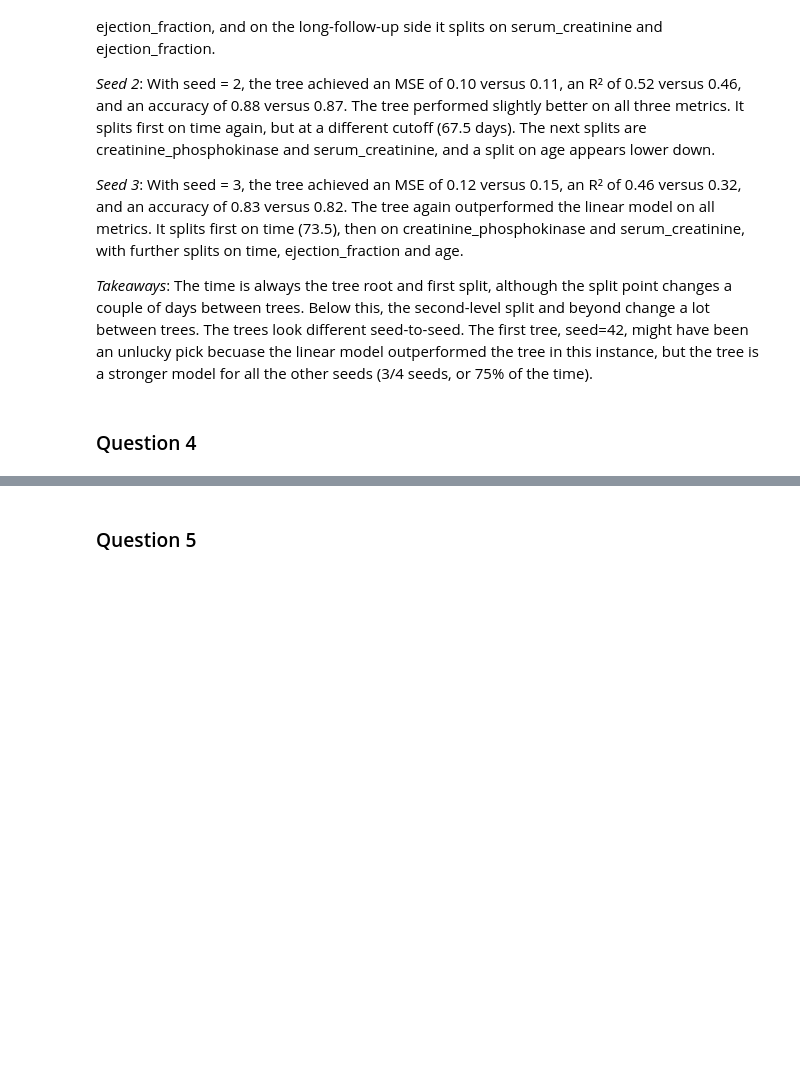
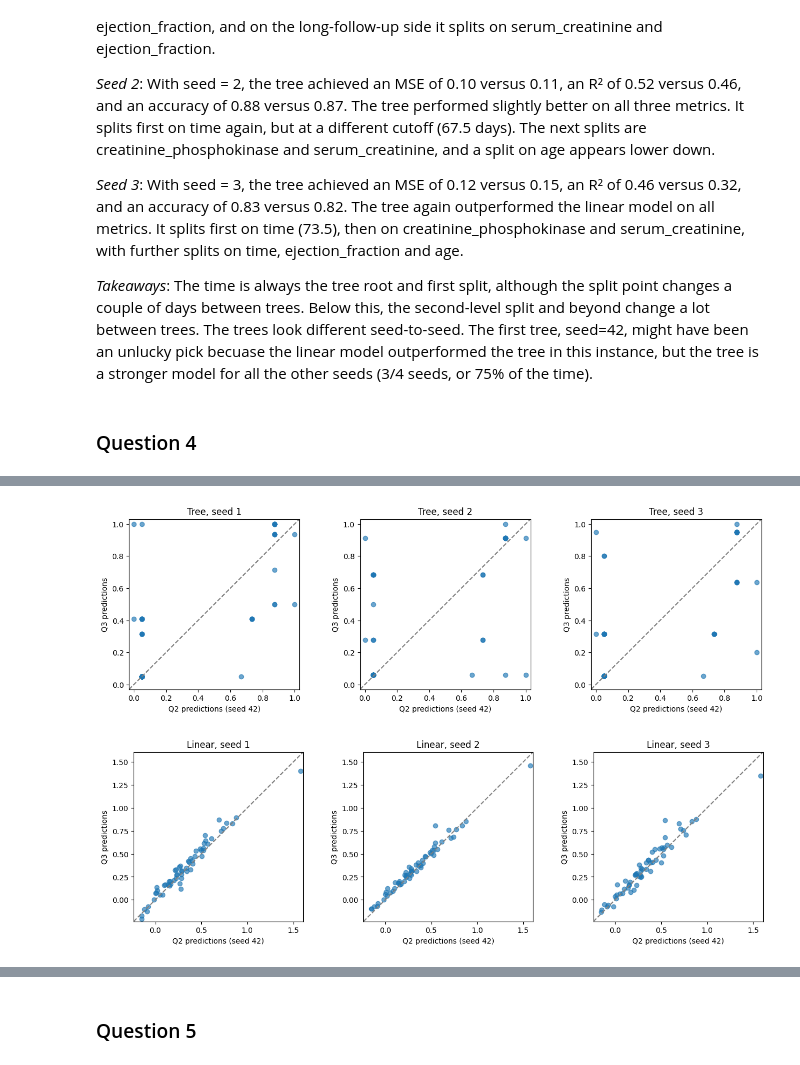
Before and after one commit to mahativedula/L03-tree-stability, a Jupyter notebook: notebook.ipynb, the cells around one changed output, grey strips where cells are left out. Cells and saved outputs as stored; diff of their text form; code cells hidden in the pictures; blank space fills up the shorter version.

Commit message:
Finished question 4

```diff
--- a/notebook.ipynb
+++ b/notebook.ipynb
@@ -451,0 +454,45 @@ display(results.round(3))
+# %%
+# Make scatterplots of the predicted values on the test set from question 2 against the predicted values
+# for the alternative models from part 3, separately for your trees and linear models.
+_, X_test_q2, _, _ = train_test_split(X, y, test_size=0.2, random_state=seed1)
+
+tree_predictions = [
+    prediction_tree_seed1,
+    tree2.predict_proba(X_test_q2)[:, 1],
+    tree3.predict_proba(X_test_q2)[:, 1],
+    tree4.predict_proba(X_test_q2)[:, 1]
+]
+
+linear_predictions = [
+    prediction_linear_seed1,
+    linear2.predict(X_test_q2),
+    linear3.predict(X_test_q2),
+    linear4.predict(X_test_q2)
+]
+
+alternative_seeds = [seed2, seed3, seed4]
+model_groups = [("Tree", tree_predictions), ("Linear", linear_predictions)]
+
+# Make scatterplots
+for model_name, predictions in model_groups:
+    q2_predictions = predictions[0]
+    fig, axes = plt.subplots(1, 3, figsize=(13, 4))
+
+    low = min(pred.min() for pred in predictions) - 0.03
+    high = max(pred.max() for pred in predictions) + 0.03
+
+    for ax, seed, alternative in zip(axes, alternative_seeds, predictions[1:]):
+        ax.scatter(q2_predictions, alternative, alpha=0.65)
+        ax.plot([low, high], [low, high], "--", color="gray")
+        ax.set_xlim(low, high)
+        ax.set_ylim(low, high)
+        ax.set_aspect("equal")
+        ax.set_title(f"{model_name}, seed {seed}")
+        ax.set_xlabel(f"Q2 predictions (seed {seed1})")
+        ax.set_ylabel("Q3 predictions")
+
+    plt.tight_layout()
+    plt.show()
+# %% [output]
+[figure, added]
+[figure, added]
```
Also changed, not shown: parts of 9 cells of this notebook, 2 other files.
